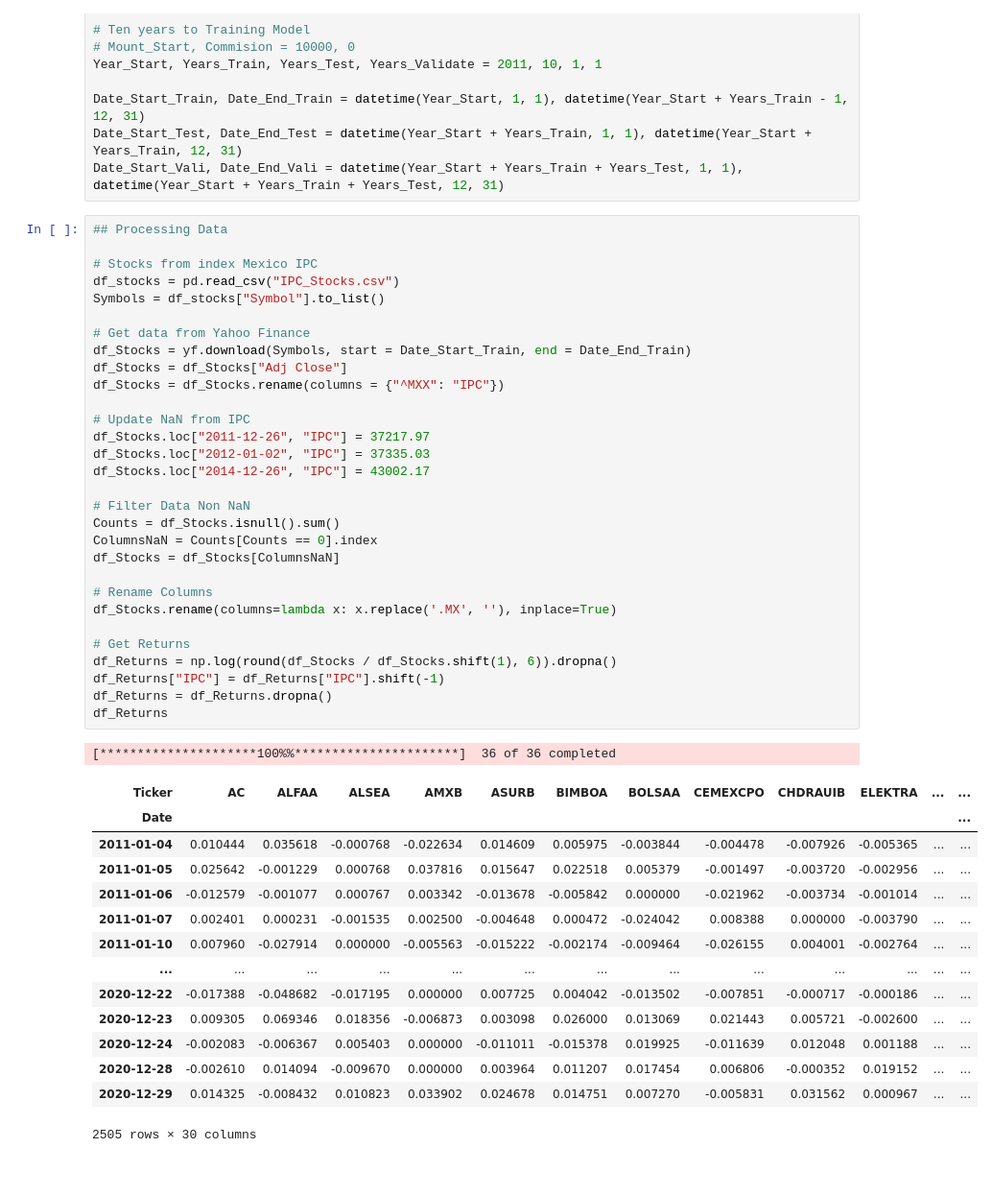
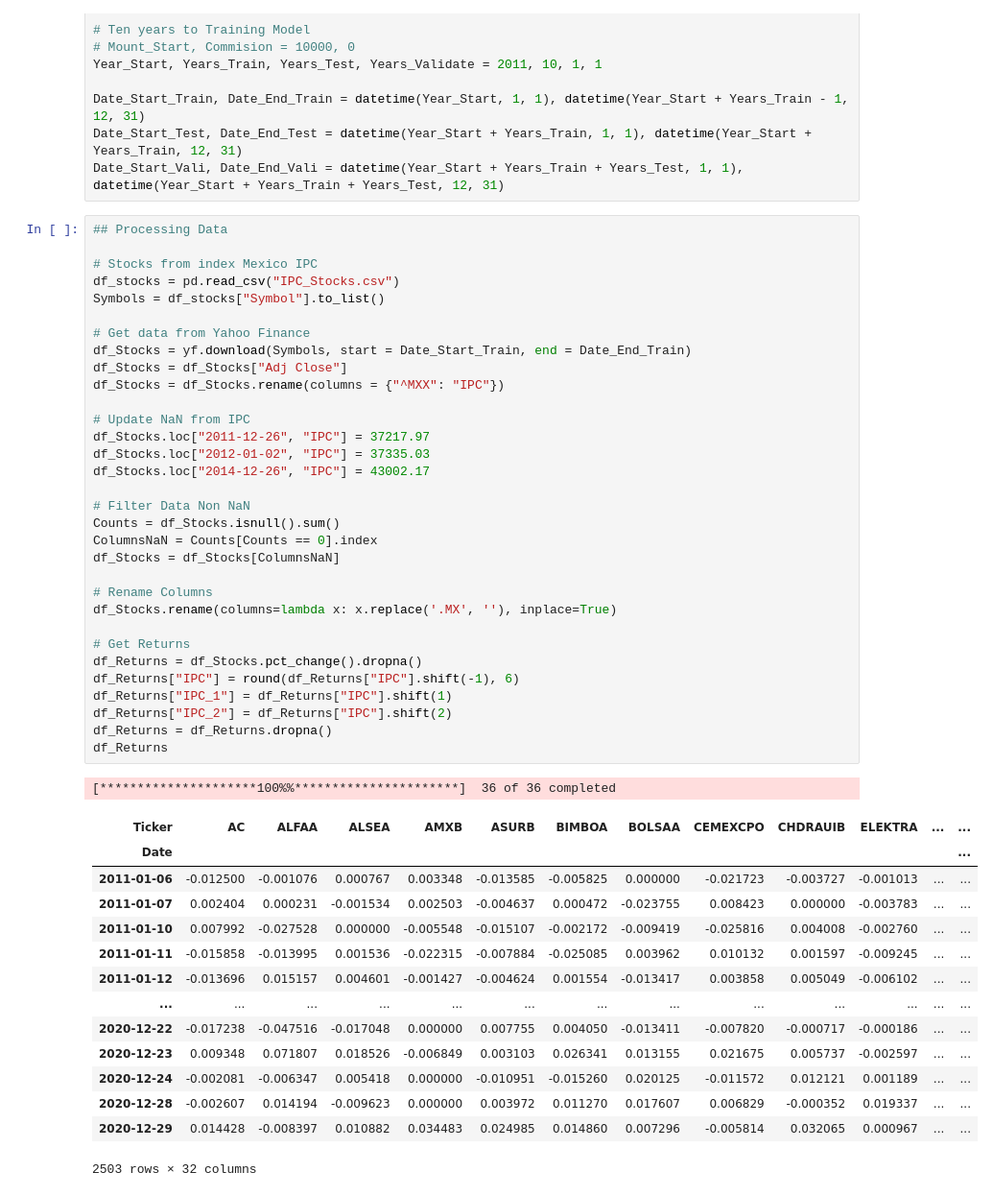
Before and after one commit to JCPulidoG/Genie, a Jupyter notebook: Trading/Home.ipynb, the cells around one changed output. Shown at 96% size. Cells and saved outputs as stored; diff of their text form.

```diff
--- a/Trading/Home.ipynb
+++ b/Trading/Home.ipynb
@@ -28,44 +29,46 @@ Date_Start_Vali, Date_End_Vali = datetime(Year_Start + Years_Train + Years_Test,
 
 # Stocks from index Mexico IPC
 df_stocks = pd.read_csv("IPC_Stocks.csv")
 Symbols = df_stocks["Symbol"].to_list()
 
 # Get data from Yahoo Finance
 df_Stocks = yf.download(Symbols, start = Date_Start_Train, end = Date_End_Train)
 df_Stocks = df_Stocks["Adj Close"]
 df_Stocks = df_Stocks.rename(columns = {"^MXX": "IPC"})
 
 # Update NaN from IPC
 df_Stocks.loc["2011-12-26", "IPC"] = 37217.97
 df_Stocks.loc["2012-01-02", "IPC"] = 37335.03
 df_Stocks.loc["2014-12-26", "IPC"] = 43002.17
 
 # Filter Data Non NaN
 Counts = df_Stocks.isnull().sum()
 ColumnsNaN = Counts[Counts == 0].index
 df_Stocks = df_Stocks[ColumnsNaN]
 
 # Rename Columns
 df_Stocks.rename(columns=lambda x: x.replace('.MX', ''), inplace=True)
 
 # Get Returns
-df_Returns = np.log(round(df_Stocks / df_Stocks.shift(1), 6)).dropna()
-df_Returns["IPC"] = df_Returns["IPC"].shift(-1)
+df_Returns = df_Stocks.pct_change().dropna()
+df_Returns["IPC"] = round(df_Returns["IPC"].shift(-1), 6)
+df_Returns["IPC_1"] = df_Returns["IPC"].shift(1)
+df_Returns["IPC_2"] = df_Returns["IPC"].shift(2)
 df_Returns = df_Returns.dropna()
 df_Returns
 # %% [output]
 [*********************100%%**********************]  36 of 36 completed
 | Ticker | AC | ALFAA | ALSEA | AMXB | ASURB | BIMBOA | BOLSAA | CEMEXCPO | CHDRAUIB | ELEKTRA | ... | ... |
 | Date |  |  |  |  |  |  |  |  |  |  |  | ... |
-| 2011-01-04 | 0.010444 | 0.035618 | -0.000768 | -0.022634 | 0.014609 | 0.005975 | -0.003844 | -0.004478 | -0.007926 | -0.005365 | ... | ... |
-| 2011-01-05 | 0.025642 | -0.001229 | 0.000768 | 0.037816 | 0.015647 | 0.022518 | 0.005379 | -0.001497 | -0.003720 | -0.002956 | ... | ... |
-| 2011-01-06 | -0.012579 | -0.001077 | 0.000767 | 0.003342 | -0.013678 | -0.005842 | 0.000000 | -0.021962 | -0.003734 | -0.001014 | ... | ... |
-| 2011-01-07 | 0.002401 | 0.000231 | -0.001535 | 0.002500 | -0.004648 | 0.000472 | -0.024042 | 0.008388 | 0.000000 | -0.003790 | ... | ... |
-| 2011-01-10 | 0.007960 | -0.027914 | 0.000000 | -0.005563 | -0.015222 | -0.002174 | -0.009464 | -0.026155 | 0.004001 | -0.002764 | ... | ... |
+| 2011-01-06 | -0.012500 | -0.001076 | 0.000767 | 0.003348 | -0.013585 | -0.005825 | 0.000000 | -0.021723 | -0.003727 | -0.001013 | ... | ... |
+| 2011-01-07 | 0.002404 | 0.000231 | -0.001534 | 0.002503 | -0.004637 | 0.000472 | -0.023755 | 0.008423 | 0.000000 | -0.003783 | ... | ... |
+| 2011-01-10 | 0.007992 | -0.027528 | 0.000000 | -0.005548 | -0.015107 | -0.002172 | -0.009419 | -0.025816 | 0.004008 | -0.002760 | ... | ... |
+| 2011-01-11 | -0.015858 | -0.013995 | 0.001536 | -0.022315 | -0.007884 | -0.025085 | 0.003962 | 0.010132 | 0.001597 | -0.009245 | ... | ... |
+| 2011-01-12 | -0.013696 | 0.015157 | 0.004601 | -0.001427 | -0.004624 | 0.001554 | -0.013417 | 0.003858 | 0.005049 | -0.006102 | ... | ... |
 | ... | ... | ... | ... | ... | ... | ... | ... | ... | ... | ... | ... | ... |
-| 2020-12-22 | -0.017388 | -0.048682 | -0.017195 | 0.000000 | 0.007725 | 0.004042 | -0.013502 | -0.007851 | -0.000717 | -0.000186 | ... | ... |
-| 2020-12-23 | 0.009305 | 0.069346 | 0.018356 | -0.006873 | 0.003098 | 0.026000 | 0.013069 | 0.021443 | 0.005721 | -0.002600 | ... | ... |
-| 2020-12-24 | -0.002083 | -0.006367 | 0.005403 | 0.000000 | -0.011011 | -0.015378 | 0.019925 | -0.011639 | 0.012048 | 0.001188 | ... | ... |
-| 2020-12-28 | -0.002610 | 0.014094 | -0.009670 | 0.000000 | 0.003964 | 0.011207 | 0.017454 | 0.006806 | -0.000352 | 0.019152 | ... | ... |
-| 2020-12-29 | 0.014325 | -0.008432 | 0.010823 | 0.033902 | 0.024678 | 0.014751 | 0.007270 | -0.005831 | 0.031562 | 0.000967 | ... | ... |
+| 2020-12-22 | -0.017238 | -0.047516 | -0.017048 | 0.000000 | 0.007755 | 0.004050 | -0.013411 | -0.007820 | -0.000717 | -0.000186 | ... | ... |
+| 2020-12-23 | 0.009348 | 0.071807 | 0.018526 | -0.006849 | 0.003103 | 0.026341 | 0.013155 | 0.021675 | 0.005737 | -0.002597 | ... | ... |
+| 2020-12-24 | -0.002081 | -0.006347 | 0.005418 | 0.000000 | -0.010951 | -0.015260 | 0.020125 | -0.011572 | 0.012121 | 0.001189 | ... | ... |
+| 2020-12-28 | -0.002607 | 0.014194 | -0.009623 | 0.000000 | 0.003972 | 0.011270 | 0.017607 | 0.006829 | -0.000352 | 0.019337 | ... | ... |
+| 2020-12-29 | 0.014428 | -0.008397 | 0.010882 | 0.034483 | 0.024985 | 0.014860 | 0.007296 | -0.005814 | 0.032065 | 0.000967 | ... | ... |
-2505 rows × 30 columns
+2503 rows × 32 columns
```
Also changed, not shown: parts of 9 cells of this notebook.
